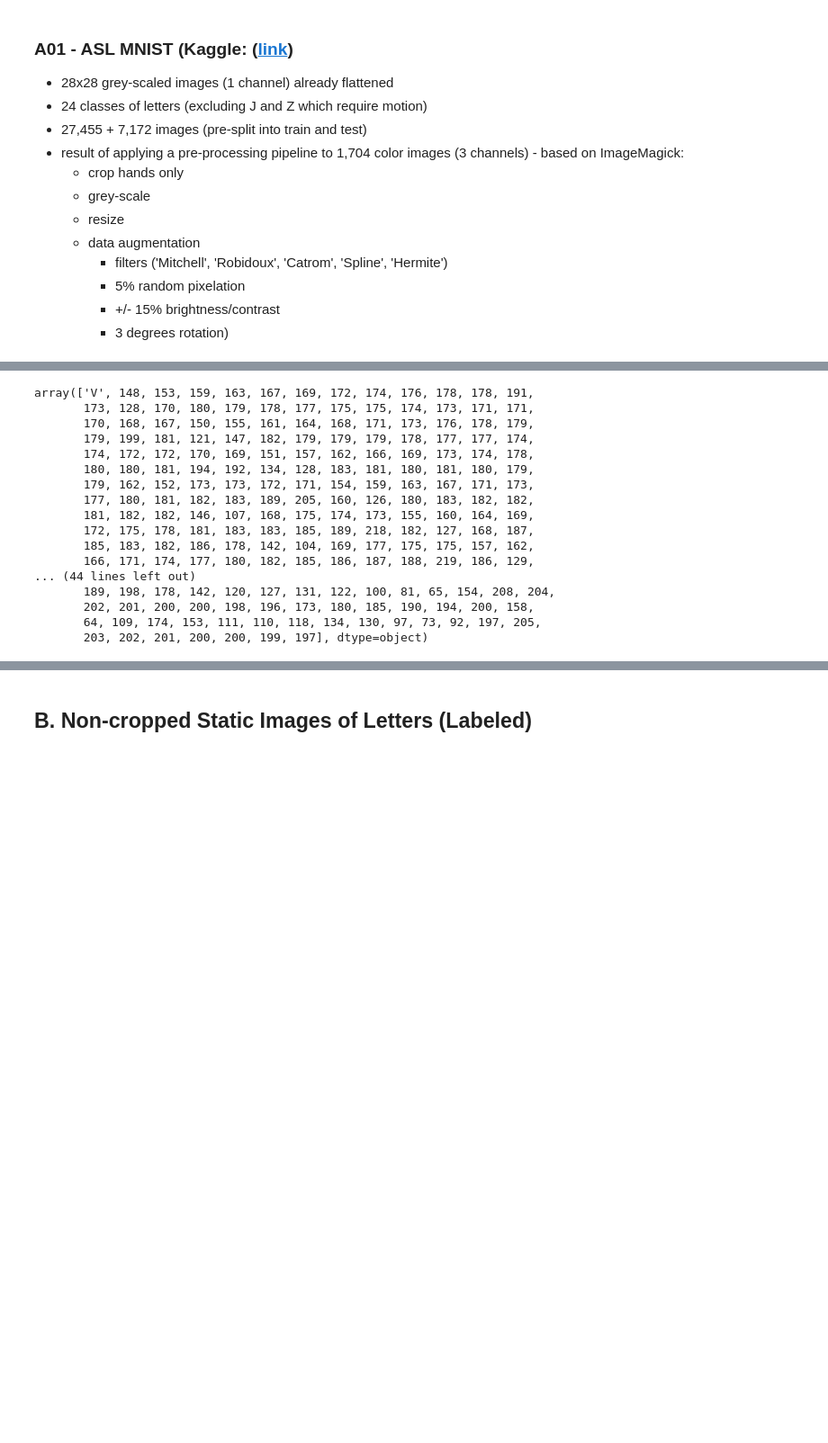
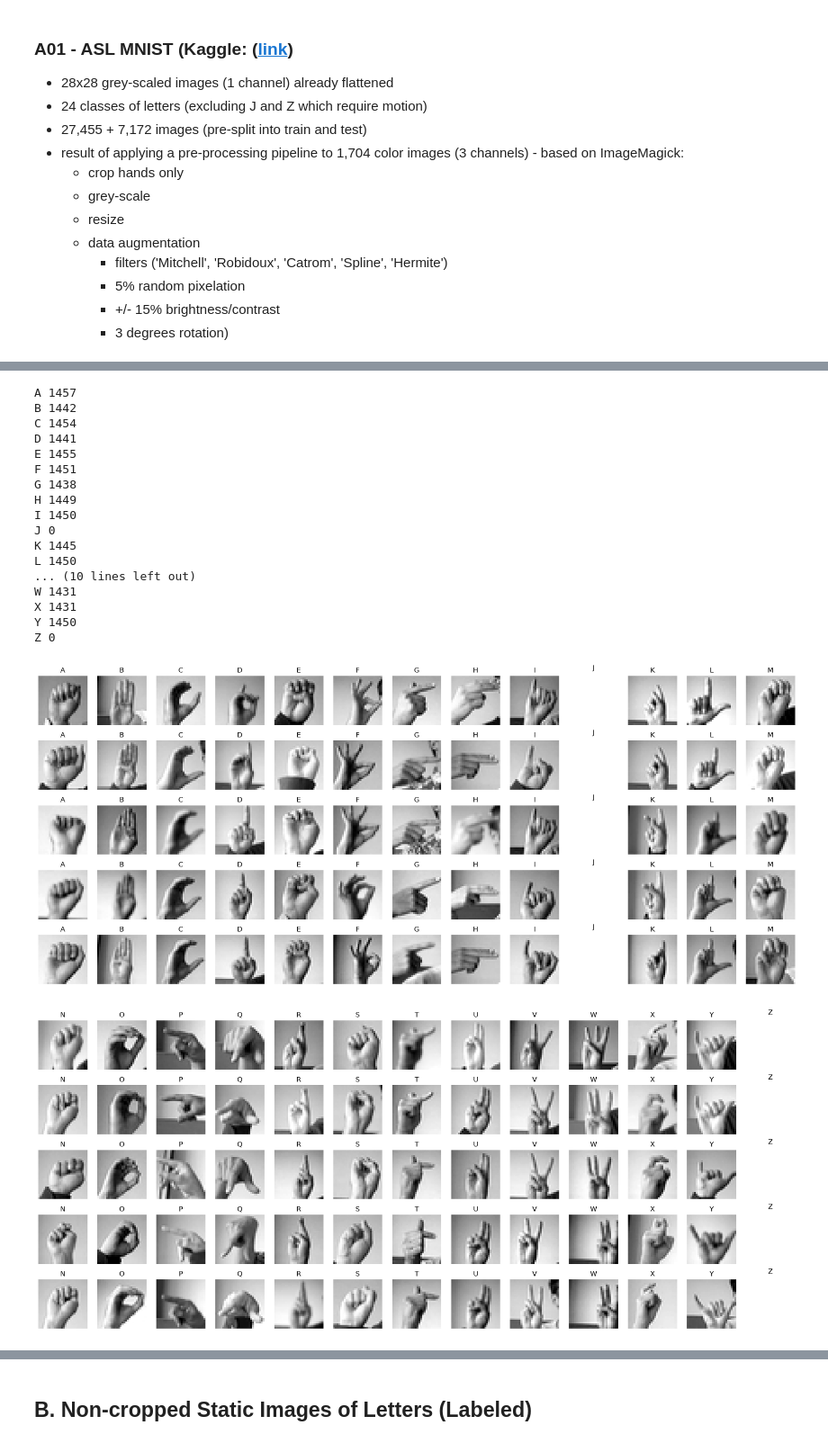
Before and after one commit to notFonz/HandSpell, a Jupyter notebook: notebooks/dpessoa_dataset_explorer.ipynb, the cells around one changed output, grey strips where cells are left out. Shown at 90% size. Drawn from its saved outputs; the diff is of its cells as text; code cells hidden in the pictures; blank space fills up the shorter version.

```diff
--- a/notebooks/dpessoa_dataset_explorer.ipynb
+++ b/notebooks/dpessoa_dataset_explorer.ipynb
@@ -186,22 +73,25 @@ pd.DataFrame(train_df["label"].value_counts()).sort_index()
-# %%
-train_df.sample().values[0]
-# %% [output]
-array(['V', 148, 153, 159, 163, 167, 169, 172, 174, 176, 178, 178, 191,
-       173, 128, 170, 180, 179, 178, 177, 175, 175, 174, 173, 171, 171,
-       170, 168, 167, 150, 155, 161, 164, 168, 171, 173, 176, 178, 179,
-       179, 199, 181, 121, 147, 182, 179, 179, 179, 178, 177, 177, 174,
-       174, 172, 172, 170, 169, 151, 157, 162, 166, 169, 173, 174, 178,
-       180, 180, 181, 194, 192, 134, 128, 183, 181, 180, 181, 180, 179,
-       179, 162, 152, 173, 173, 172, 171, 154, 159, 163, 167, 171, 173,
-       177, 180, 181, 182, 183, 189, 205, 160, 126, 180, 183, 182, 182,
-       181, 182, 182, 146, 107, 168, 175, 174, 173, 155, 160, 164, 169,
-       172, 175, 178, 181, 183, 183, 185, 189, 218, 182, 127, 168, 187,
-       185, 183, 182, 186, 178, 142, 104, 169, 177, 175, 175, 157, 162,
-       166, 171, 174, 177, 180, 182, 185, 186, 187, 188, 219, 186, 129,
-... (44 lines left out)
-       189, 198, 178, 142, 120, 127, 131, 122, 100, 81, 65, 154, 208, 204,
-       202, 201, 200, 200, 198, 196, 173, 180, 185, 190, 194, 200, 158,
-       64, 109, 174, 153, 111, 110, 118, 134, 130, 97, 73, 92, 197, 205,
-       203, 202, 201, 200, 200, 199, 197], dtype=object)
+# %%
+plot_example_images(infos_df, get_image_from_info_row,
+                    n_examples=5, figsize=(24, 10))
+# %% [output]
+A 1457
+B 1442
+C 1454
+D 1441
+E 1455
+F 1451
+G 1438
+H 1449
+I 1450
+J 0
+K 1445
+L 1450
+... (10 lines left out)
+W 1431
+X 1431
+Y 1450
+Z 0
+[figure, added]
+[figure, added]
 # %%
 # Represent row as image
```
Also changed, not shown: parts of 23 cells of this notebook, 3 other files.
